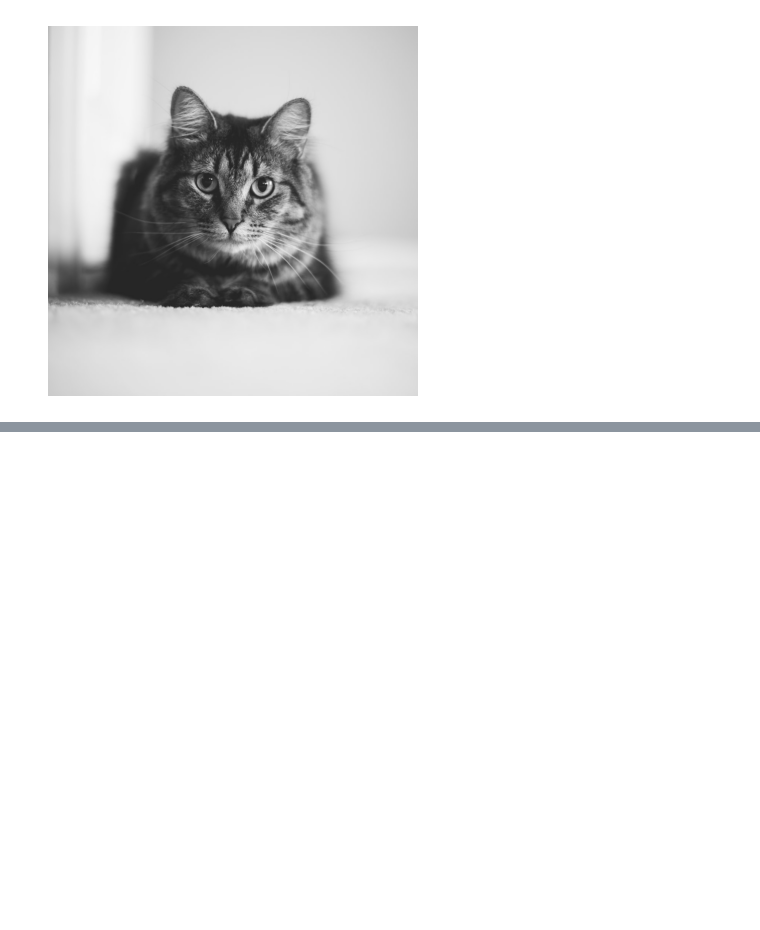
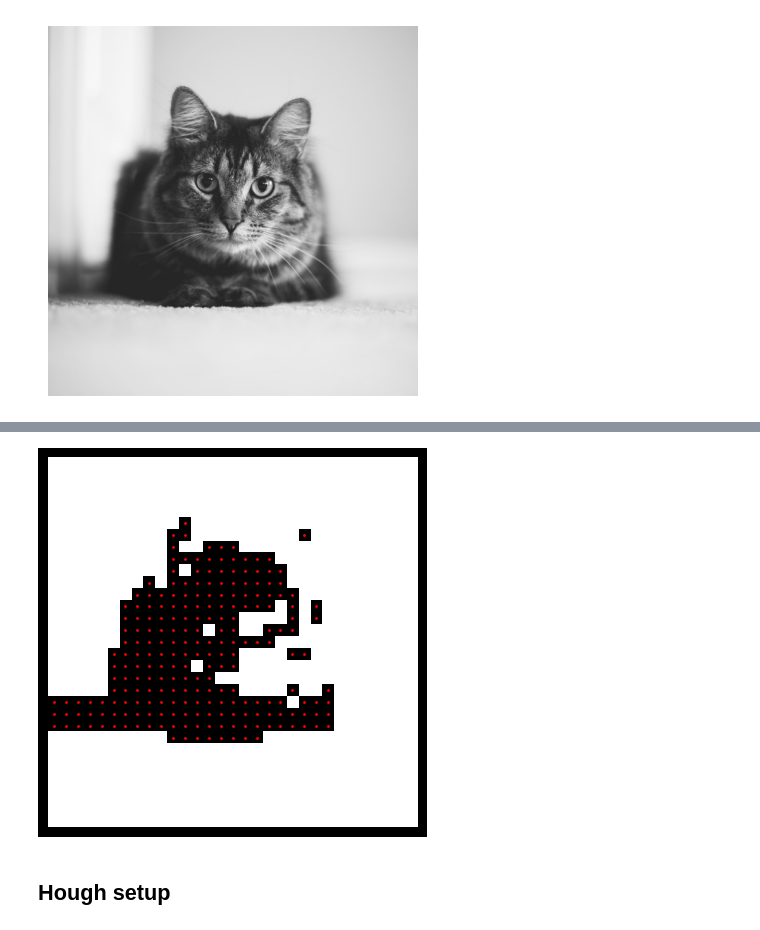
Before and after one commit to PaoloGinefra/StringArtHoughTransform, a Jupyter notebook: main.ipynb, the cells around one changed output, grey strips where cells are left out. Saved outputs shown, nothing was run; the diff lists cells and outputs as text; code cells hidden in the pictures; blank space fills up the shorter version.

Commit message:
feat: hough setup

```diff
--- a/main.ipynb
+++ b/main.ipynb
@@ -48,0 +49,11 @@ plt.show()
+# %%
+BLACK_PIXELS = np.where(IMG_BW == 0)
+BLACK_PIXELS = np.array(BLACK_PIXELS).T
+
+plot_bw(IMG_BW)
+plt.scatter(BLACK_PIXELS[:, 1], BLACK_PIXELS[:, 0], s=1, c='r')
+plt.show()
+# %% [output]
+[figure, added]
+# %% [markdown]
+## Hough setup
```
Also changed, not shown: parts of 8 cells of this notebook.
